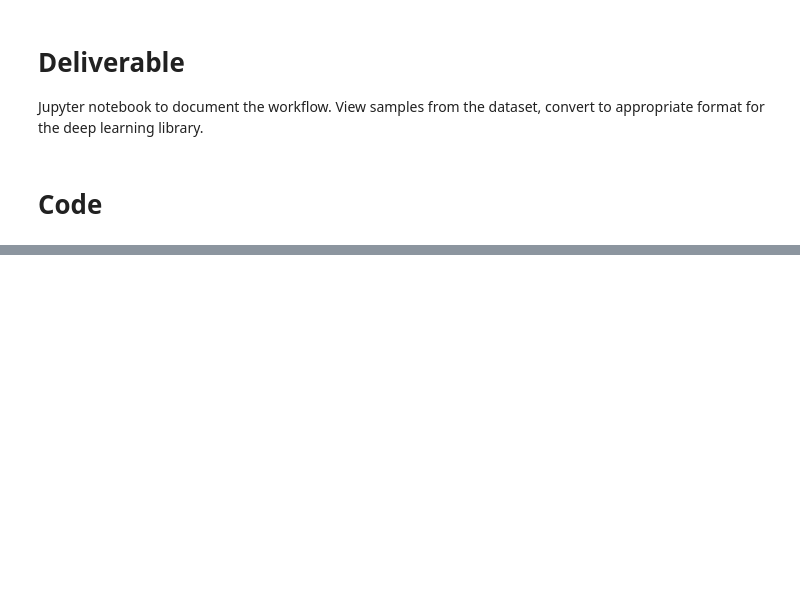
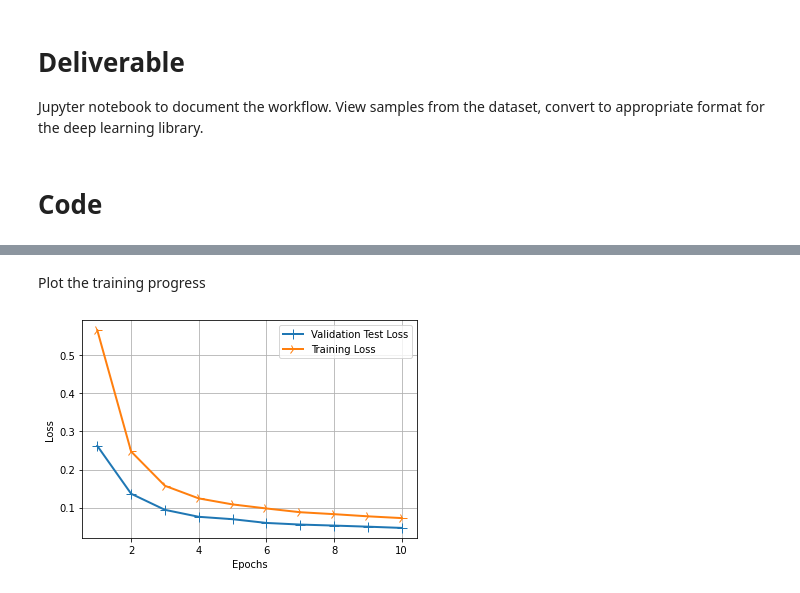
Before and after one commit to CWanjohi/SimpleImageClassifier, a Jupyter notebook: DIP_Coursework.ipynb, the cells around one changed output, grey strips where cells are left out. Drawn from its saved outputs; the diff is of its cells as text; code cells hidden in the pictures; blank space fills up the shorter version.

```diff
--- a/DIP_Coursework.ipynb
+++ b/DIP_Coursework.ipynb
@@ -60,0 +214,18 @@ print("labels of test data: ",str(y_test.shape))
+# %%
+batch_size = 32
+epochs = 10
+
+#store the results for plotting later on.
+#in the fit function, we specify the dataset as x_train and y_train.
+#batch size can be from 16-128(RAM intensive)
+#the number of epochs(learning iterations) is usually 10-100
+#the validation dataset is (x_test,y_test)
+# verbose=1 to set the training to outputperformance metrics every epoch.
+
+history = model.fit(x_train,y_train, batch_size = batch_size, epochs = epochs,
+                    verbose=1, validation_data=(x_test,y_test))
+
+#obtain the acurraacy using the evaluative function
+score = model.evaluate(x_test,y_test,verbose=0)
+print("Test loss: ",score[0])
+print("Test accuracy: ",score[1])
@@ -60,0 +250,26 @@ print("labels of test data: ",str(y_test.shape))
+# %% [markdown]
+Plot the training progress
+# %%
+#plot the loss chart.
+#Use history object to get our saved performance. create a history dict that will contain history.history.
+history_dict = history.history
+#Extract the loss and validation.
+loss_values = history_dict['loss']
+validation_loss_values = history_dict['val_loss']
+
+#get number of epochs and create an array using range() function
+epoch = range(1,len(loss_values)+1)
+
+#plot line charts for both validation
+line1 = plt.plot(epoch,validation_loss_values, label="Validation Test Loss")
+line2 = plt.plot(epoch, loss_values, label = "Training Loss")
+
+plt.setp(line1,linewidth=2.0,marker = '+', markersize= 10.0)
+plt.setp(line2,linewidth=2.0,marker = '4', markersize= 10.0)
+plt.xlabel("Epochs")
+plt.ylabel("Loss")
+plt.grid(True)
+plt.legend()
+plt.show()
+# %% [output]
+[figure, added]
```
Also changed, not shown: parts of 15 cells of this notebook.
